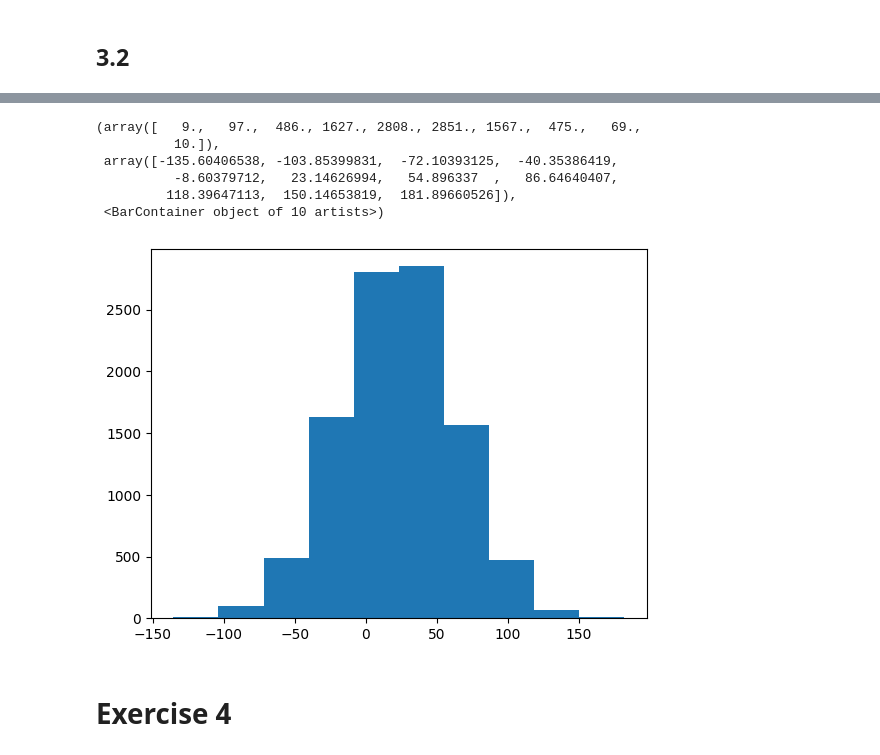
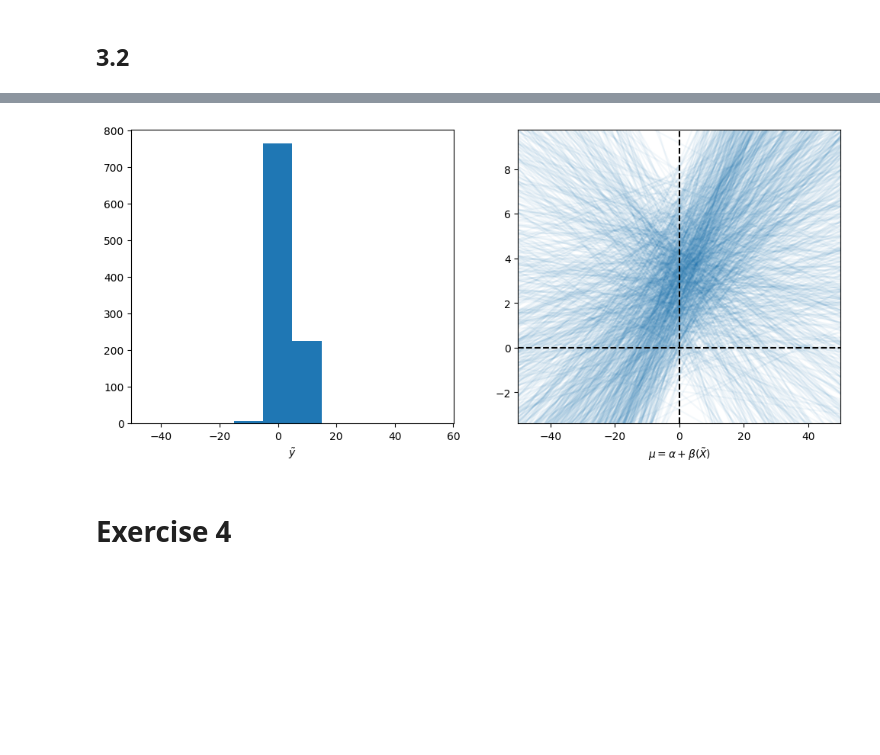
Before and after one commit to ajbarrows/uvmbayes, a Jupyter notebook: notebooks/problem_sets/20240927-problem_set_2.ipynb, the cells around one changed output, grey strips where cells are left out. Saved outputs shown, nothing was run; the diff lists cells and outputs as text; code cells hidden in the pictures; blank space fills up the shorter version.

Commit message:
add problem set 2 plotting

```diff
--- a/notebooks/problem_sets/20240927-problem_set_2.ipynb
+++ b/notebooks/problem_sets/20240927-problem_set_2.ipynb
@@ -131,43 +147,40 @@ plt.savefig(os.path.join(out_dir, 'prior_distributions.pdf'), bbox_inches='tight
 # %%
+def scale(X):
+    return (X - np.mean(X)) / np.std(X)
+
 def plot_prior_predictive(model: PenguinModel, X: pd.Series) -> None:
     """Plot simulated prior predictive y-tilde and linear slopes.
 
     Args:
         model (PenguinModel): PenguinModel object.
         X (pd.Series): Input data (passed to `PenguinModel.simulate_prior_predictive()`)
     """
-    X_tilde, y_tilde, alpha, beta = model.simulate_prior_predictive(X)
+    X_tilde, y_tilde, alpha, beta = model.simulate_prior_predictive(scale(X))
 
     fig, axs = plt.subplots(ncols=2, figsize= (12, 5))
 
     ax = axs[0]
     ax.hist(y_tilde)
     ax.set_xlabel(r'$\tilde{y}$')
 
     ax = axs[1]
 
     ax.set_xlim(-50, 50)
 
     for i in range(len(alpha)):
         xy1 = (0, alpha[i])
         slope = beta[i]
 
         ax.axline(xy1=xy1, slope=slope, alpha=.05)
 
     ax.axvline(x=0, color='black', linestyle='--')
     ax.axhline(y=0, color='black', linestyle='--')
     ax.set_xlabel(r'$\mu = \alpha + \beta(\tilde{X})$')
 
 plot_prior_predictive(model, df['flipper_length_mm'])
 plt.savefig(os.path.join(out_dir, 'prior_predictive.pdf'), bbox_inches='tight')
 # %% [output]
-(array([   9.,   97.,  486., 1627., 2808., 2851., 1567.,  475.,   69.,
-          10.]),
- array([-135.60406538, -103.85399831,  -72.10393125,  -40.35386419,
-          -8.60379712,   23.14626994,   54.896337  ,   86.64640407,
-         118.39647113,  150.14653819,  181.89660526]),
- <BarContainer object of 10 artists>)
-[figure, old version]
+[figure, new version]
 # %% [markdown]
 # Exercise 4 #
 # %%
```
Also changed, not shown: parts of 10 cells of this notebook, 7 other files.
